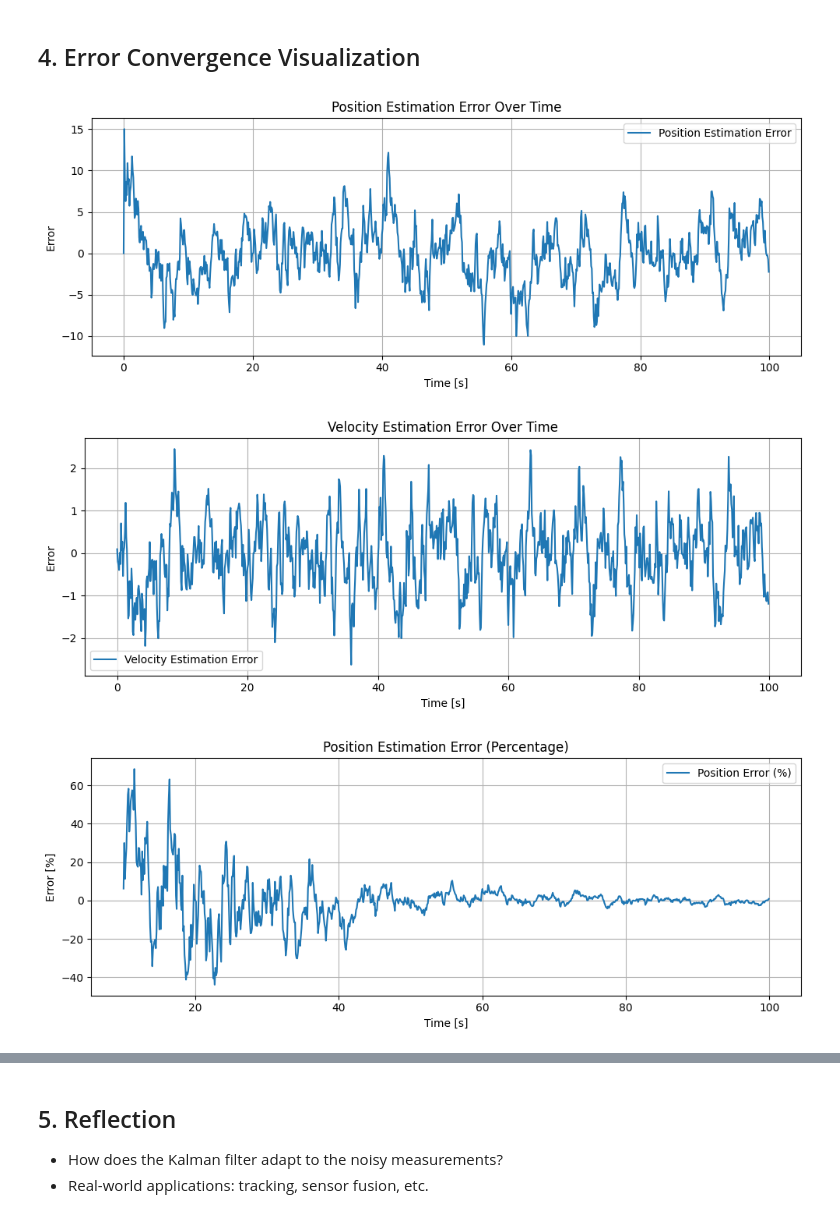
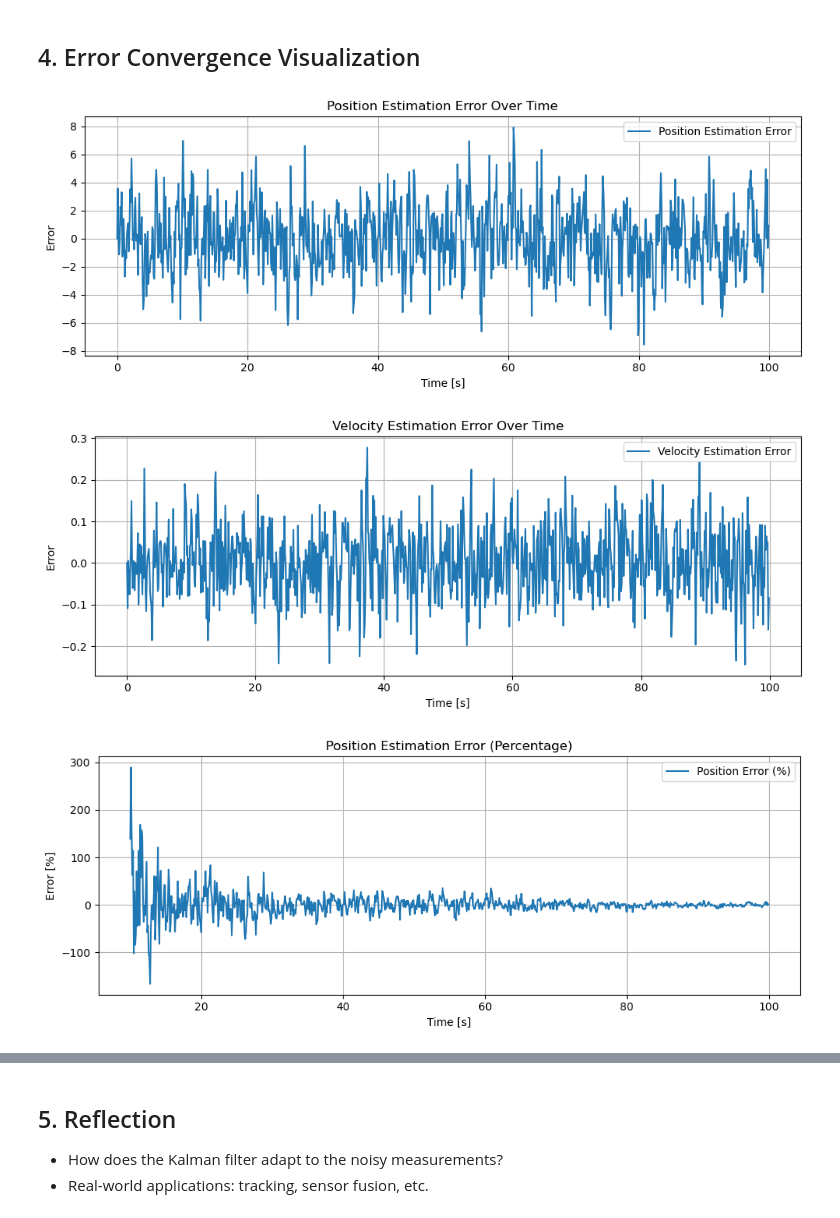
Before and after one commit to FlorianEMeier/FS25_MSP_digitalcom, a Jupyter notebook: Project_KALM/notebook/Project4_Starter.ipynb, the cells around one changed output, grey strips where cells are left out. Saved outputs shown, nothing was run; the diff lists cells and outputs as text; code cells hidden in the pictures.

```diff
--- a/Project_KALM/notebook/Project4_Starter.ipynb
+++ b/Project_KALM/notebook/Project4_Starter.ipynb
@@ -86,24 +94,20 @@ plt.show()
 ## 3. Implement Kalman Filter
 # %%
 # TODO: Implement a simple Kalman filter for 1D tracking
-# Initialize variables
-# x_est = np.zeros(N)
-# P = np.zeros(N)
-# Q = 0.01  # process noise covariance
-# R = 0.1   # measurement noise covariance
-# x_est[0] = noisy_signal[0]
-# P[0] = 1
+
 
 # Initialize Kalman filter
 x_est = np.zeros((2, N))  # [position; velocity]
-P = np.eye(2)
+P = np.diag([1.0, 1.0])
 
 # System model
 F = np.array([[1, dt],
               [0, 1]])  # State transition
 H = np.eye(2)           # Measurement matrix
-Q = np.array([[1e-4, 0],
-              [0, 1e-4]])  # Process noise covariance
+q = 1e-2  # Process Noise Variance
+Q = np.array([[q, 0],
+              [0, q]])
+
 R = np.array([[0.01, 0],
               [0, 0.01]])  # Measurement noise covariance
 
@@ -122,35 +126,26 @@ for k in range(1, N):
     x_est[:, k] = x_pred + K @ y
     P = (np.eye(2) - K @ H) @ P_pred
 
-# for k in range(1, N):
-#     # Predict
-#     x_pred = x_est[k-1]
-#     P_pred = P[k-1] + Q
-
-#     # Update
-#     K = P_pred / (P_pred + R)
-#     x_est[k] = x_pred + K * (noisy_signal[k] - x_pred)
-#     P[k] = (1 - K) * P_pred
 
 plt.figure(figsize=(10, 4))
 plt.plot(time, pos_true, label='True Position', linewidth=2)
-plt.plot(time, pos_meas, label='Measured Position', linestyle='--', alpha=0.6)
-plt.plot(time, x_est[0], label='Estimated Position', linestyle='-.')
-plt.title('Position Tracking')
+plt.plot(time, pos_meas, label='Noisy Measurement', linestyle='--', alpha=0.6)
+plt.plot(time, x_est[0], label='Kalman Estimate', linestyle='-.', linewidth=2)
+plt.title('Position: True vs Noisy vs Kalman Estimate')
 plt.xlabel('Time [s]')
-plt.ylabel('Position')
+plt.ylabel('Position [m]')
 plt.legend()
 plt.grid()
 plt.tight_layout()
 plt.show()
 
 plt.figure(figsize=(10, 4))
-plt.plot(time, pos_true, label='True Position', linewidth=2)
-plt.plot(time, pos_meas, label='Measured Position', linestyle='--', alpha=0.6)
-plt.plot(time, x_est[0], label='Estimated Position', linestyle='-.')
-plt.title('Position Tracking')
+plt.plot(time, vel_true, label='True Velocity', linewidth=2)
+plt.plot(time, vel_meas, label='Noisy Measurement', linestyle='--', alpha=0.6)
+plt.plot(time, x_est[1], label='Kalman Estimate', linestyle='-.', linewidth=2)
+plt.title('Velocity: True vs Noisy vs Kalman Estimate')
 plt.xlabel('Time [s]')
-plt.ylabel('Position')
+plt.ylabel('Velocity [m/s]')
 plt.legend()
 plt.grid()
 plt.tight_layout()
@@ -190,34 +185,34 @@ plt.show()
 # Avoid divide-by-zero issues
 pos_true_safe = np.where(pos_true == 0, 1e-6, pos_true)
 vel_true_safe = np.where(vel_true == 0, 1e-6, vel_true)
 
 # Percentage error
 pos_pct_error = 100 * (pos_true - x_est[0]) / pos_true_safe
 vel_pct_error = 100 * (vel_true - x_est[1]) / vel_true_safe
 
 # Position Percentage Error
 skip = int(10 / dt)
 plt.figure(figsize=(10, 4))
 plt.plot(time[skip:], pos_pct_error[skip:], label='Position Error (%)')
 plt.title('Position Estimation Error (Percentage)')
 plt.xlabel('Time [s]')
 plt.ylabel('Error [%]')
 plt.grid()
 plt.legend()
 plt.tight_layout()
 plt.show()
 skip = int(50 / dt)
 # Velocity Percentage Error
 plt.figure(figsize=(10, 4))
-plt.plot(time[skip:], vel_pct_error[skip:], label='Velocity Error (%)')
+plt.plot(time[:], vel_pct_error[:], label='Velocity Error (%)')
 plt.title('Velocity Estimation Error (Percentage)')
 plt.xlabel('Time [s]')
 plt.ylabel('Error [%]')
 plt.grid()
 plt.legend()
 plt.tight_layout()
 plt.show()
 # %% [output]
-[figure, old version]
+[figure, new version]
-[figure, old version]
+[figure, new version]
-[figure, old version]
+[figure, new version]
```
Also changed, not shown: parts of 4 cells of this notebook.
